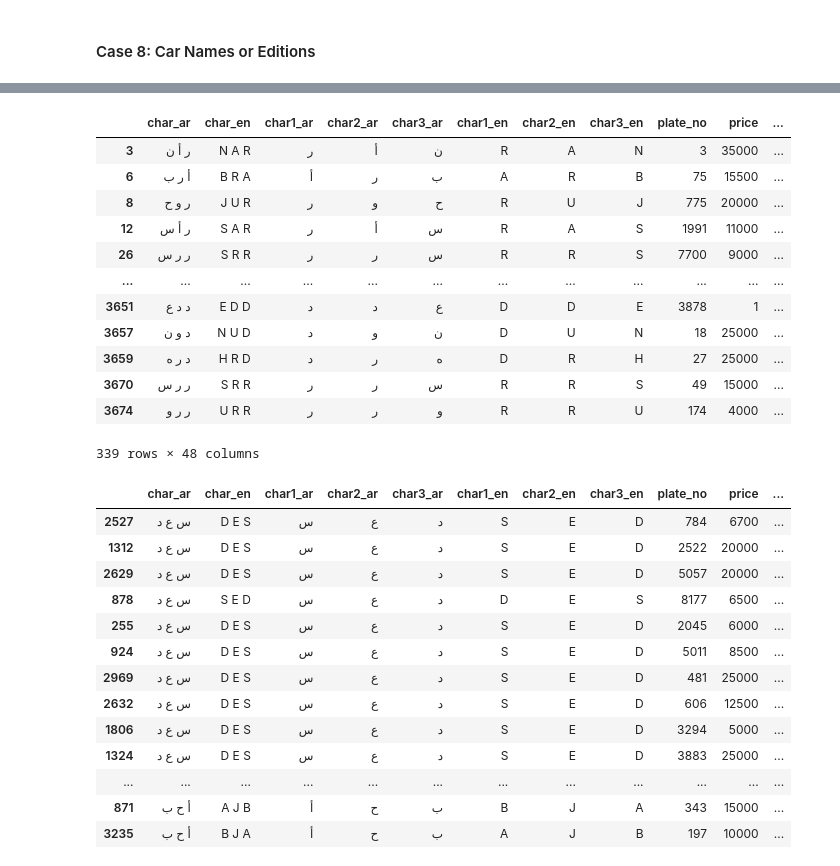
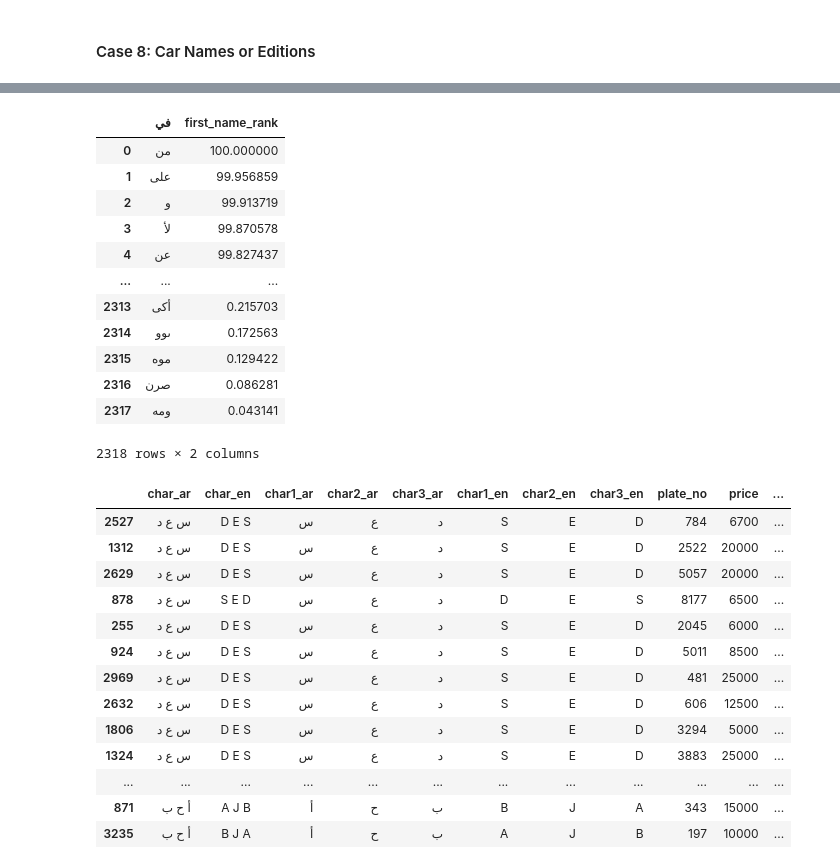
Before and after one commit to Hamad-32/Plate-Price-Prediction, a Jupyter notebook: features-eng.ipynb, the cells around one changed output, grey strips where cells are left out. Cells and saved outputs as stored; diff of their text form; code cells hidden in the pictures.

```diff
--- a/features-eng.ipynb
+++ b/features-eng.ipynb
@@ -1229,16 +1131,0 @@ df['connect_23'] = df.apply(
-# %%
-df[(df['connect_12'] == 0) & (df['connect_23'] == 0)]
-# %% [output]
-|  | char_ar | char_en | char1_ar | char2_ar | char3_ar | char1_en | char2_en | char3_en | plate_no | price | ... |
-| 3 | ر أ ن | N A R | ر | أ | ن | R | A | N | 3 | 35000 | ... |
-| 6 | أ ر ب | B R A | أ | ر | ب | A | R | B | 75 | 15500 | ... |
-| 8 | ر و ح | J U R | ر | و | ح | R | U | J | 775 | 20000 | ... |
-| 12 | ر أ س | S A R | ر | أ | س | R | A | S | 1991 | 11000 | ... |
-| 26 | ر ر س | S R R | ر | ر | س | R | R | S | 7700 | 9000 | ... |
-| ... | ... | ... | ... | ... | ... | ... | ... | ... | ... | ... | ... |
-| 3651 | د د ع | E D D | د | د | ع | D | D | E | 3878 | 1 | ... |
-| 3657 | د و ن | N U D | د | و | ن | D | U | N | 18 | 25000 | ... |
-| 3659 | د ر ه | H R D | د | ر | ه | D | R | H | 27 | 25000 | ... |
-| 3670 | ر ر س | S R R | ر | ر | س | R | R | S | 49 | 15000 | ... |
-| 3674 | ر ر و | U R R | ر | ر | و | R | R | U | 174 | 4000 | ... |
-339 rows × 48 columns
@@ -1245,4 +1136,20 @@ df[(df['connect_12'] == 0) & (df['connect_23'] == 0)]
 # %%
 words_freq = pd.read_csv('data/words_frequency.csv')
+# %%
+words_freq
+# %% [output]
+|  | في | first_name_rank |
+| 0 | من | 100.000000 |
+| 1 | على | 99.956859 |
+| 2 | و | 99.913719 |
+| 3 | لأ | 99.870578 |
+| 4 | عن | 99.827437 |
+| ... | ... | ... |
+| 2313 | أكى | 0.215703 |
+| 2314 | ىوو | 0.172563 |
+| 2315 | موه | 0.129422 |
+| 2316 | صرن | 0.086281 |
+| 2317 | ومه | 0.043141 |
+2318 rows × 2 columns
 # %%
 words_freq.drop('Unnamed: 0',axis=1,inplace=True)
```
Also changed, not shown: parts of 21 cells of this notebook, 2 other files.
